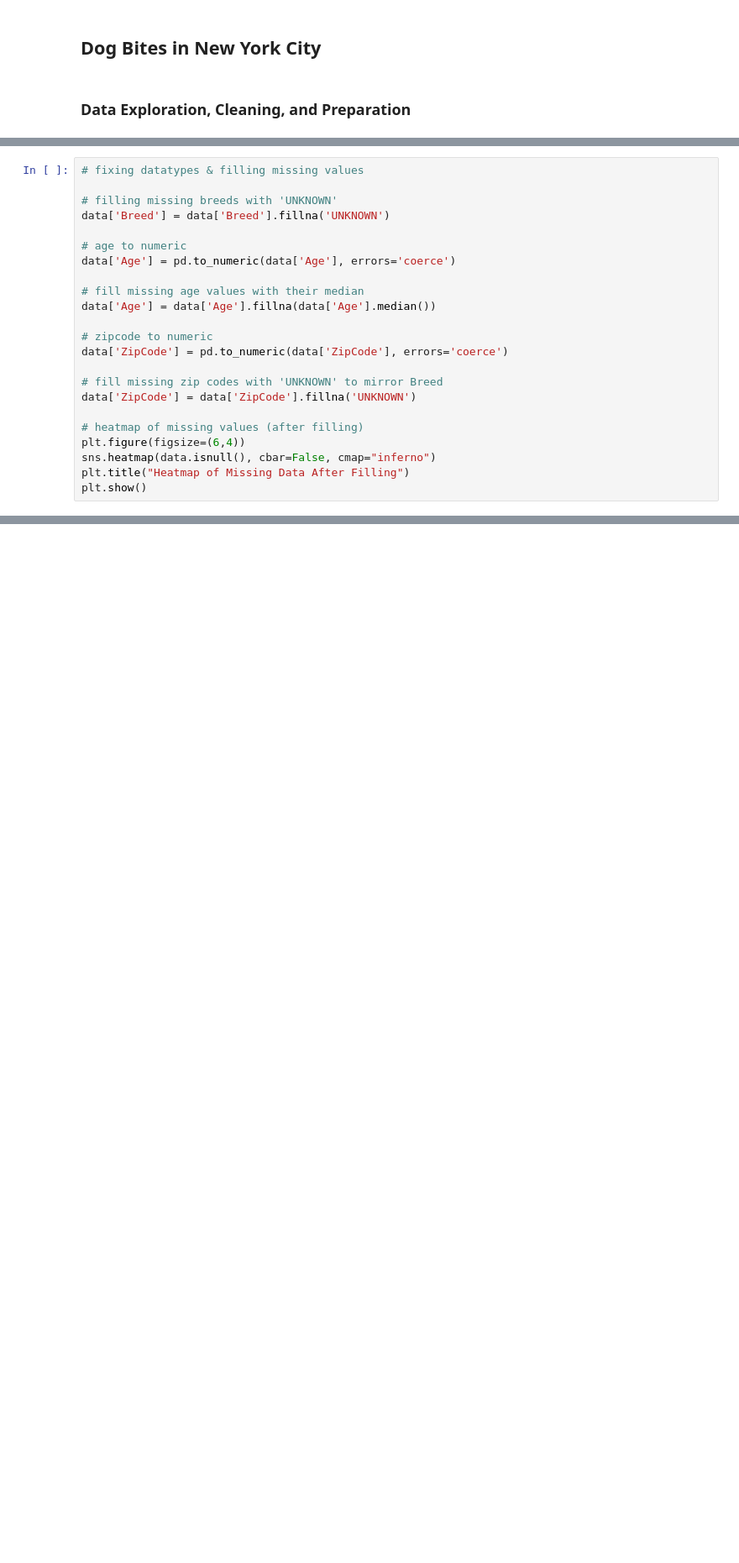
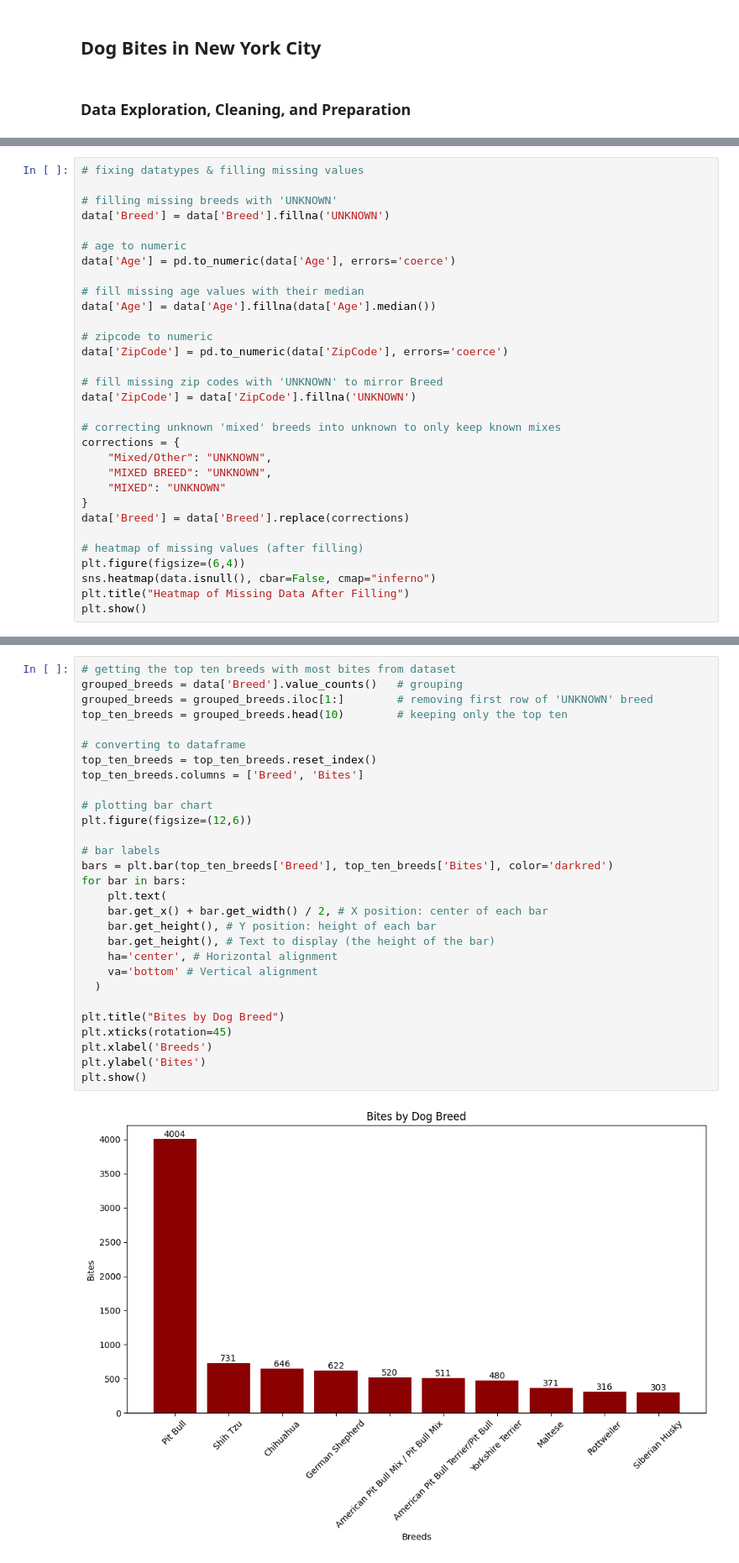
Before and after one commit to vincentadufour/CS39AE-Data-Visualization, a Jupyter notebook: Homework/HW5/homework5DUFOUR.ipynb, the cells around one changed output, grey strips where cells are left out. Shown at 84% size. Saved outputs shown, nothing was run; the diff lists cells and outputs as text; blank space fills up the shorter version.

```diff
--- a/Homework/HW5/homework5DUFOUR.ipynb
+++ b/Homework/HW5/homework5DUFOUR.ipynb
@@ -41,6 +44,14 @@ data['ZipCode'] = pd.to_numeric(data['ZipCode'], errors='coerce')
 # fill missing zip codes with 'UNKNOWN' to mirror Breed
 data['ZipCode'] = data['ZipCode'].fillna('UNKNOWN')
 
+# correcting unknown 'mixed' breeds into unknown to only keep known mixes
+corrections = {
+    "Mixed/Other": "UNKNOWN",
+    "MIXED BREED": "UNKNOWN",
+    "MIXED": "UNKNOWN"
+}
+data['Breed'] = data['Breed'].replace(corrections)
+
 # heatmap of missing values (after filling)
 plt.figure(figsize=(6,4))
 sns.heatmap(data.isnull(), cbar=False, cmap="inferno")
@@ -92,0 +116,31 @@ Name: count, Length: 513, dtype: int64
+# %%
+# getting the top ten breeds with most bites from dataset
+grouped_breeds = data['Breed'].value_counts()   # grouping
+grouped_breeds = grouped_breeds.iloc[1:]        # removing first row of 'UNKNOWN' breed
+top_ten_breeds = grouped_breeds.head(10)        # keeping only the top ten
+
+# converting to dataframe
+top_ten_breeds = top_ten_breeds.reset_index()
+top_ten_breeds.columns = ['Breed', 'Bites']
+
+# plotting bar chart
+plt.figure(figsize=(12,6))
+
+# bar labels
+bars = plt.bar(top_ten_breeds['Breed'], top_ten_breeds['Bites'], color='darkred')
+for bar in bars:
+    plt.text(
+    bar.get_x() + bar.get_width() / 2, # X position: center of each bar
+    bar.get_height(), # Y position: height of each bar
+    bar.get_height(), # Text to display (the height of the bar)
+    ha='center', # Horizontal alignment
+    va='bottom' # Vertical alignment
+  )
+
+plt.title("Bites by Dog Breed")
+plt.xticks(rotation=45)
+plt.xlabel('Breeds')
+plt.ylabel('Bites')
+plt.show()
+# %% [output]
+[figure, added]
```
Also changed, not shown: parts of 5 cells of this notebook, 1 other file.
